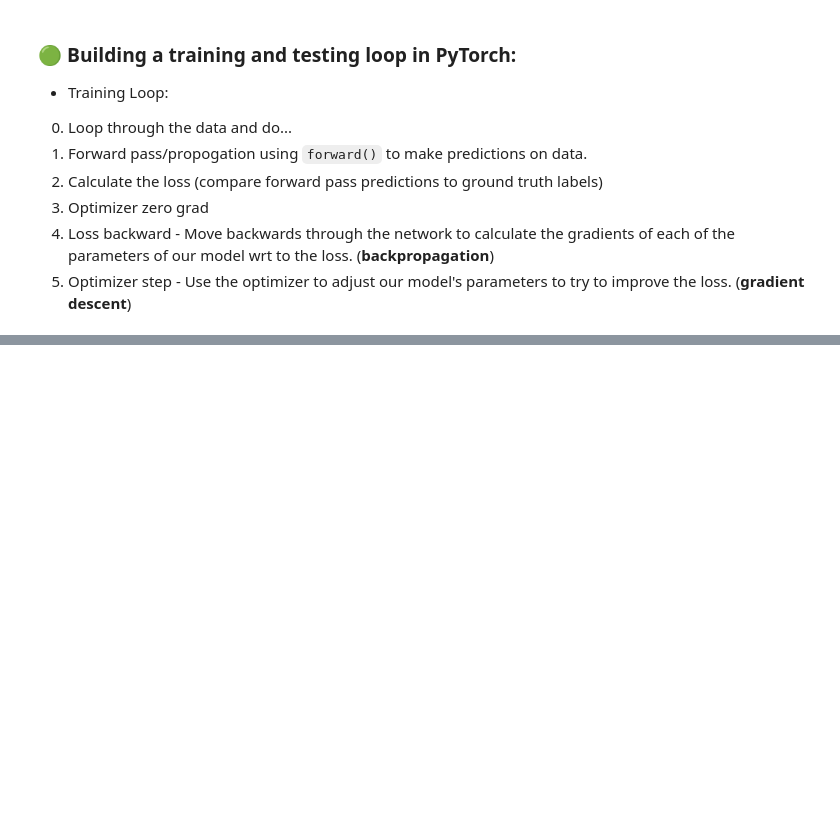
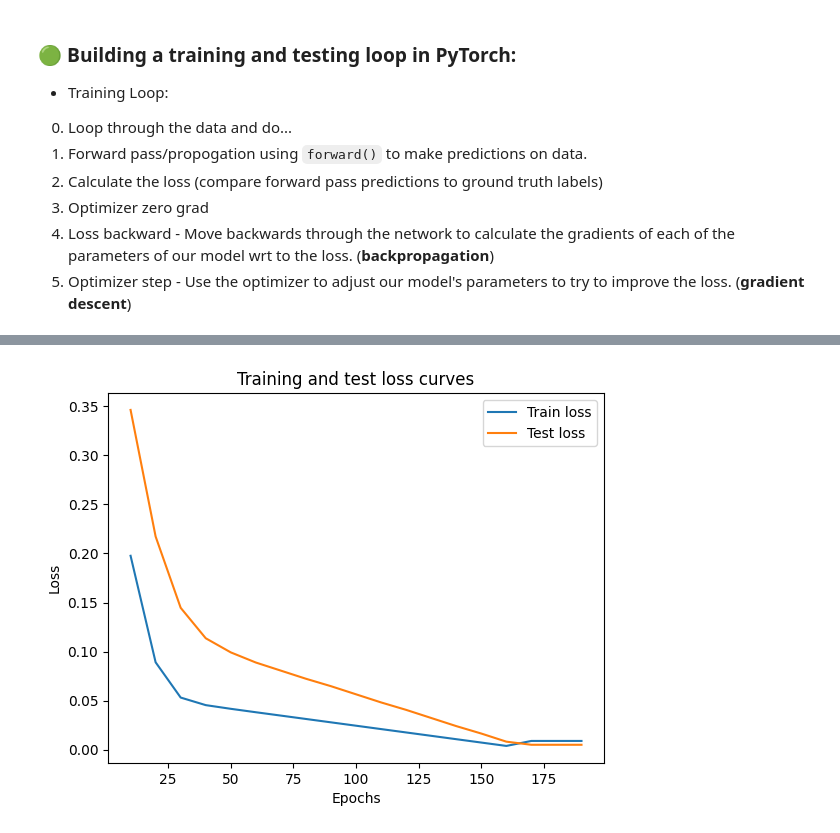
Before and after one commit to Adrinaesf/ml-learning-journey, a Jupyter notebook: notebooks/pytorch/Chapter_1/day5_PyTorchWorkflow_.ipynb, the cells around one changed output, grey strips where cells are left out. Cells and saved outputs as stored; diff of their text form; code cells hidden in the pictures; blank space fills up the shorter version.

Commit message:
Built the testing loop

```diff
--- a/notebooks/pytorch/Chapter_1/day5_PyTorchWorkflow_.ipynb
+++ b/notebooks/pytorch/Chapter_1/day5_PyTorchWorkflow_.ipynb
@@ -456,7 +456,12 @@ Which loss function and optimizer should I use?
 6. Optimizer step - Use the optimizer to adjust our model's parameters to try to improve the loss. (**gradient descent**)
 # %%
 # An epoch is one loop through the  (this is a hyperparameter bc we set it ourselves)
-epochs = 1
+epochs = 200
+
+# Track different values:
+epoch_count = []
+loss_values = []
+test_loss_values = []
 
 ### Training:
 # 0. Loop through the data
@@ -470,18 +475,42 @@ for epoch in range(epochs):
     y_pred = model_0(X_train)
 
     # 2. Calc the loss:
-    loss = loss_fn(y_pred, y_train)
+    train_loss = loss_fn(y_pred, y_train_target)
+    # print(f"Loss: {loss}")
 
     # 3. optimizer zero grad
     optimizer.zero_grad()
 
     # 4. perform backpropagation wrt parameters of the model
-    loss.backward()
+    # This is basically calculating the gradient based on the loss of that
+    # step.
+    train_loss.backward()
 
     # 5. Set the optimizer (perform the gradient descent
     # By default, the optimizer changes will accumulate through the loop
     # We have to zero the above in step 3
     optimizer.step()
+    # Now we update the gradient
 
     ### Testing:
-    model_0.eval() # turn off gradient tracking
+
+
+    # step 0:
+    model_0.eval() # turn off settings that are not needed in evaluation/testing
+    with torch.inference_mode(): # this turns off gradient tracking which is required when getting y_preds/y_test
+        y_test = model_0(X_test)
+
+    # 1. calc the loss:
+    test_loss = loss_fn(y_test, y_test_target)
+
+    if epoch % 10 == 0 and epoch!= 0:
+        epoch_count.append(epoch)
+        loss_values.append(train_loss)
+        test_loss_values.append(test_loss)
+
+
+        print(f"Epoch:{epoch} | Loss: {train_loss} | Test Loss: {test_loss}")
+        print(model_0.state_dict())
+        print()
+
+    ## Printing out the model's current bias and weight:
@@ -487,0 +571,10 @@ for epoch in range(epochs):
+# %%
+plt.plot(epoch_count, np.array(torch.tensor(loss_values).numpy()), label="Train loss")
+plt.plot(epoch_count, test_loss_values, label="Test loss")
+plt.title("Training and test loss curves")
+plt.ylabel("Loss")
+plt.xlabel("Epochs")
+
+plt.legend();
+# %% [output]
+[figure, added]
```
Also changed, not shown: parts of 7 cells of this notebook.
